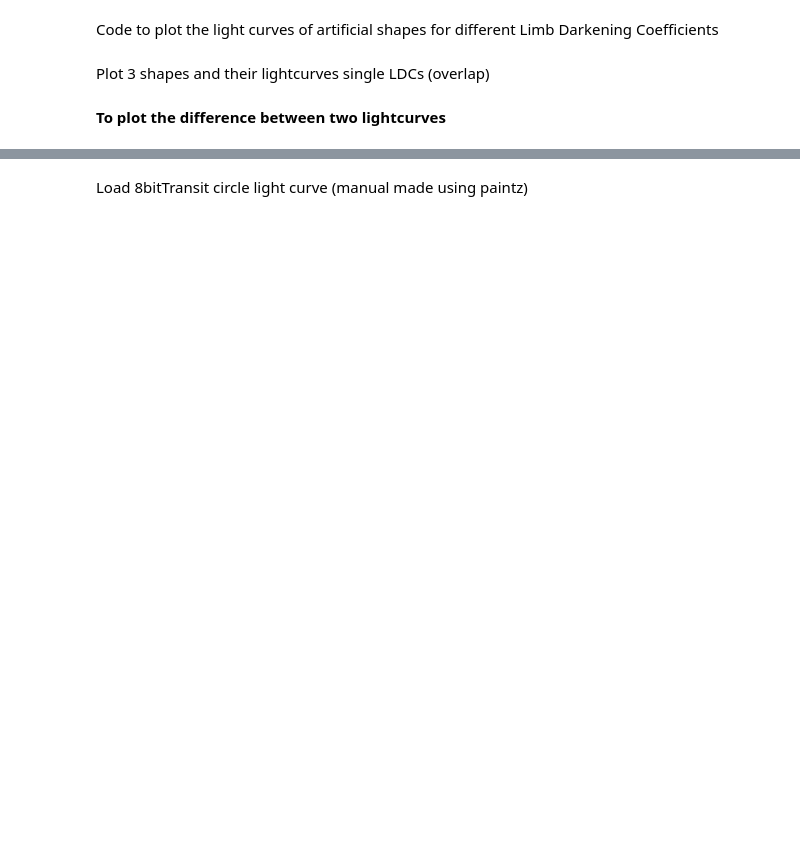
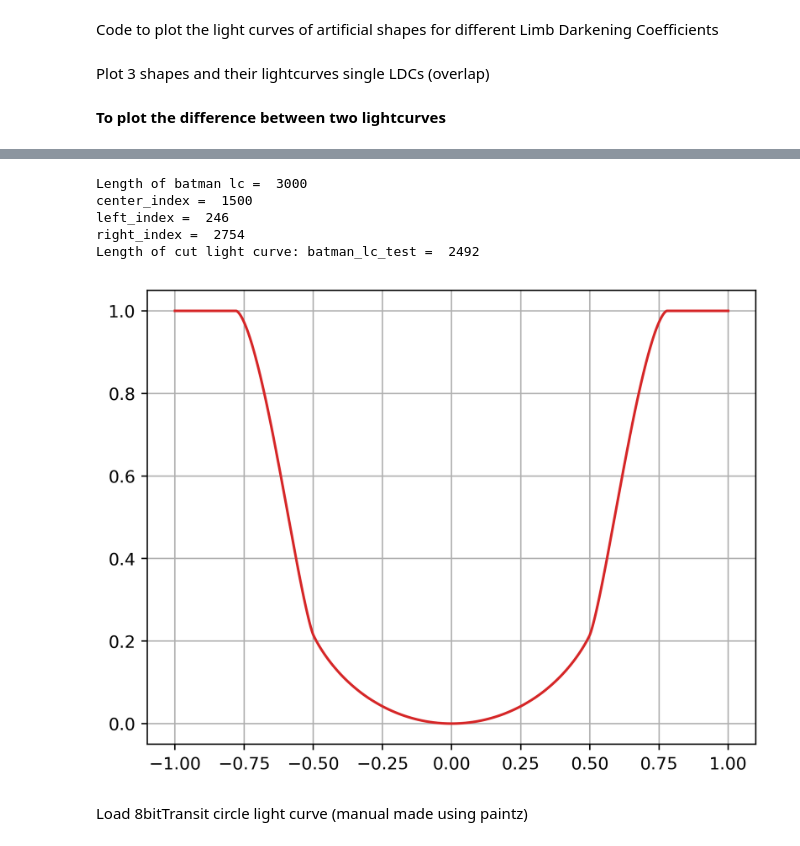
Before and after one commit to abrahammathews2000/mega, a Jupyter notebook: lightcurve_simulation/data_npy/plot_lc.ipynb, the cells around one changed output, grey strips where cells are left out. Drawn from its saved outputs; the diff is of its cells as text; code cells hidden in the pictures; blank space fills up the shorter version.

```diff
--- a/lightcurve_simulation/data_npy/plot_lc.ipynb
+++ b/lightcurve_simulation/data_npy/plot_lc.ipynb
@@ -179,30 +183,37 @@ plt.show()
 # %%
 # Cut light curve
 
 # flux_scaled_mask used to select the flat part by certain percentage
 batman_flux_scaled_mask = np.copy(batman_flux_scaled)
 
 batman_flux_scaled_mask[batman_flux_scaled_mask>=0.98] = 1.0
 batman_flux_scaled_mask[batman_flux_scaled_mask<0.98] = 0.0
 
 print("Length of batman lc = ",len(batman_flux_scaled_mask))
 
 count_zeros = np.count_nonzero(batman_flux_scaled_mask == 0)
 
 center_index = int(len(batman_flux_scaled)/2)
 print("center_index = ",center_index)
 
 left_index = int(center_index - int(count_zeros/2)-int(count_zeros/6))
 right_index = int(center_index + int(count_zeros/2)+int(count_zeros/6))
 print("left_index = ",left_index)
 print("right_index = ",right_index)
-batman_lc_test = batman_flux_scaled[left_index:right_index] # Cut light curve
+batman_lc_test = batman_flux_scaled[left_index+8:right_index-8] # Cut light curve
 print("Length of cut light curve: batman_lc_test = ",len(batman_lc_test))
 plt.plot(np.linspace(-1,1,len(batman_lc_test)),batman_lc_test,label='Batman LC',color="tab:red")
 # ax.scatter(np.linspace(-1,1,len(train_lc_scaled_append[0])),train_lc_scaled_append[0],label='Simulated LC',color="tab:red",s=1)
 
 plt.grid('on')
 plt.show()
+# %% [output]
+Length of batman lc =  3000
+center_index =  1500
+left_index =  246
+right_index =  2754
+Length of cut light curve: batman_lc_test =  2492
+[figure, added]
 # %% [markdown]
 Load 8bitTransit circle light curve (manual made using paintz)
 # %%
```
Also changed, not shown: parts of 16 cells of this notebook.
